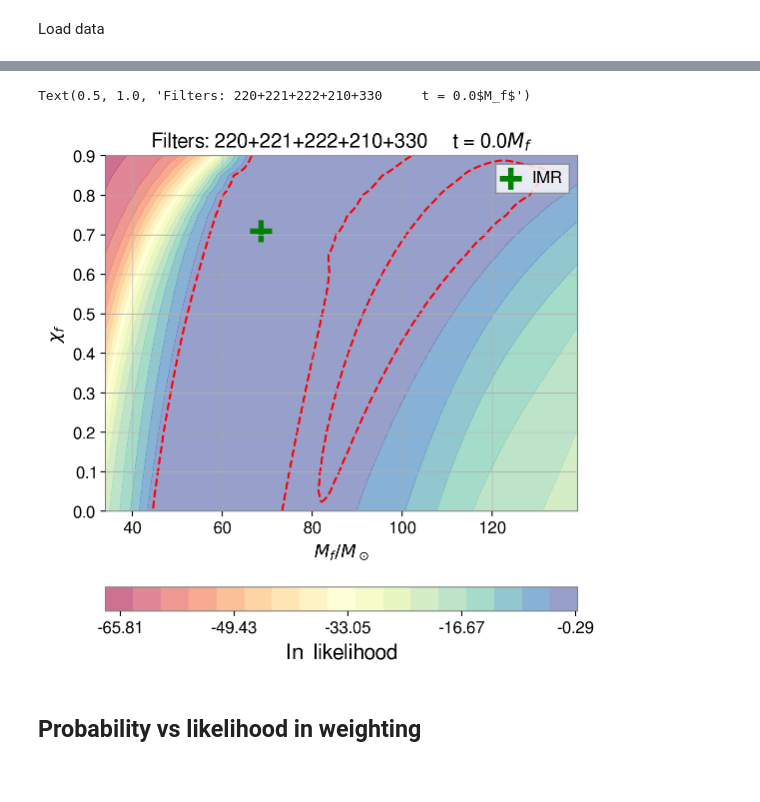
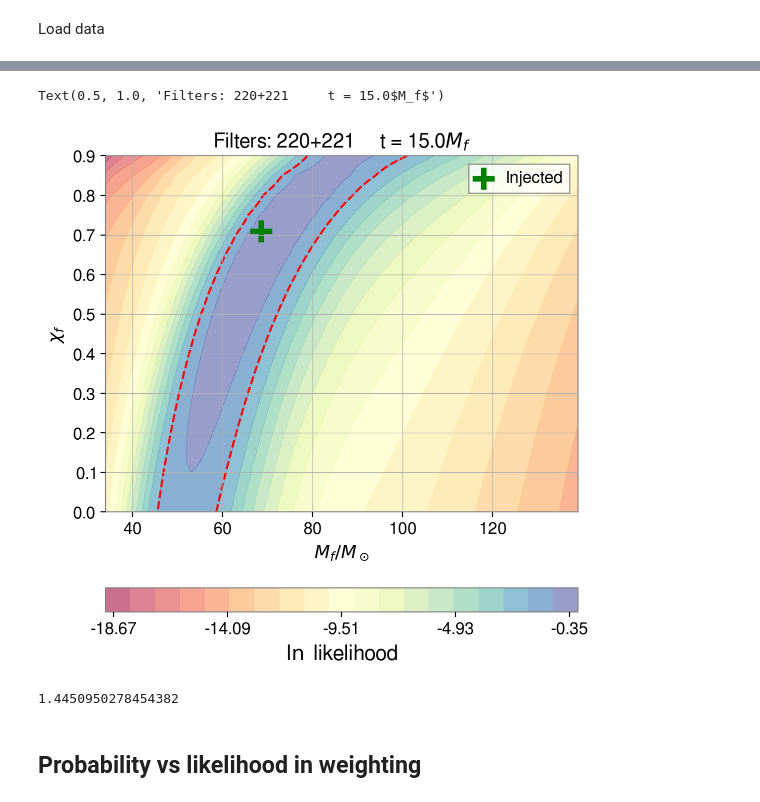
Before and after one commit to Lu-Neil/qnm_filter, a Jupyter notebook: code_demo/Systematics/Systematics MDC.ipynb, the cells around one changed output, grey strips where cells are left out. Saved outputs shown, nothing was run; the diff lists cells and outputs as text; code cells hidden in the pictures.

```diff
--- a/code_demo/Systematics/Systematics MDC.ipynb
+++ b/code_demo/Systematics/Systematics MDC.ipynb
@@ -42,11 +42,11 @@ SSB_peak_time
 # %% [markdown]
 ## Filter
 # %%
-mass_unit = qnm_filter.Filter.mass_unit(68.6)
+mass_unit = qnm_filter.Filter.mass_unit(theoretical_values[0])
 # %%
-input = dict(model_list = [(2,2,0),(2,2,1),(2,2,2),(2,1,0),(3,3,0)], #l, m, n
+input = dict(model_list = [(2,2,0),(2,2,1)], #l, m, n
              # trucation time (geocenter, in second)
-             t_init = SSB_peak_time+0/2048, #Calculated from SNR+t_init notebook
+             t_init = SSB_peak_time+15*mass_unit, #Calculated from SNR+t_init notebook
              # length of the analysis window (in second)
              window_width = 0.2,
              # sampling rate after conditioning (in Hz)
@@ -90,3 +92,5 @@ credible_region = qnm_filter.find_credible_region(likelihood_data)
+# %%
+credible_region = qnm_filter.find_credible_region(likelihood_data, target_probability=0.9)
 # %%
 projected_mass, projected_chi = qnm_filter.project_to_1d(likelihood_data, delta_mass, delta_chi)
 # %%
@@ -96,7 +100,7 @@ MAP_idx = np.argmax(likelihood_data)
 MAP_value = (mass_grid.reshape(-1)[MAP_idx], chi_grid.reshape(-1)[MAP_idx])
 # %%
 filters_str = '+'.join([''.join(str(i) for i in j) for j in input['model_list']])
-time_str = str((input['t_init'] - SSB_peak_time)/mass_unit)
+time_str = str(np.round((input['t_init'] - SSB_peak_time)/mass_unit, 2))
 # %%
 def epsilon_calc(mass_err, chi_err, mass_theoretical, chi_theoretical):
     temp0 = chi_err**2
@@ -110,32 +114,36 @@ MAP_epsilon = epsilon_calc(MAP_value[0] - theoretical_values[0], MAP_value[1] -
 # %%
 pl.rc('figure', figsize=(6.1, 6.6))
 fig, ax = pl.subplots()
 contours = ax.contourf(mass_grid, chi_grid, likelihood_data, 20, cmap='Spectral',
                        origin='lower', alpha=0.6, linestyles='--')
 dotted = ax.contour(mass_grid, chi_grid, likelihood_data, [credible_region], colors = 'red', \
                    linestyles ='--')
 ax.scatter(x=theoretical_values[0], y=theoretical_values[1], s=255, marker='+',
-           c='g', linewidths=4, label='IMR')
+           c='g', linewidths=4, label='Injected')
 # ax.scatter(x=average_mass, y=average_chi, s=255, marker='+',
 #            c='r', linewidths=4, label='weighted average')
 # ax.scatter(x=MAP_value[0], y=MAP_value[1], s=255, marker='+',
 #            c='y', linewidths=4, label='MAP')
 
 
 # coloarbar
 cbar=fig.colorbar(contours, orientation="horizontal",
                   pad=0.15, format='%3.2f')
 cbar.set_label(r'$\ln$ likelihood', fontsize=15)
 cbar.set_ticks(np.linspace(np.min(likelihood_data), np.max(likelihood_data), 5))
 
 pl.xlabel(r'$M_f/M_\odot$', fontsize=13)
 pl.ylabel(r'$\chi_f$', fontsize=13)
 pl.legend()
 ax.set_title("Filters: " + filters_str + "     t = " + time_str + r'$M_f$')
 # ax.text(118, 0.1, '$\epsilon_{MAP} = %.2f$' '\n' '$\epsilon_{avg} = %.2f$' % (MAP_epsilon, average_epsilon))
 # %% [output]
-Text(0.5, 1.0, 'Filters: 220+221+222+210+330     t = 0.0$M_f$')
+Text(0.5, 1.0, 'Filters: 220+221     t = 15.0$M_f$')
-[figure, old version]
+[figure, new version]
+# %%
+1/2048/mass_unit
+# %% [output]
+1.4450950278454382
 # %% [markdown]
 ## Probability vs likelihood in weighting
 # %%
```
Also changed, not shown: parts of 2 cells of this notebook, 2 other files.
